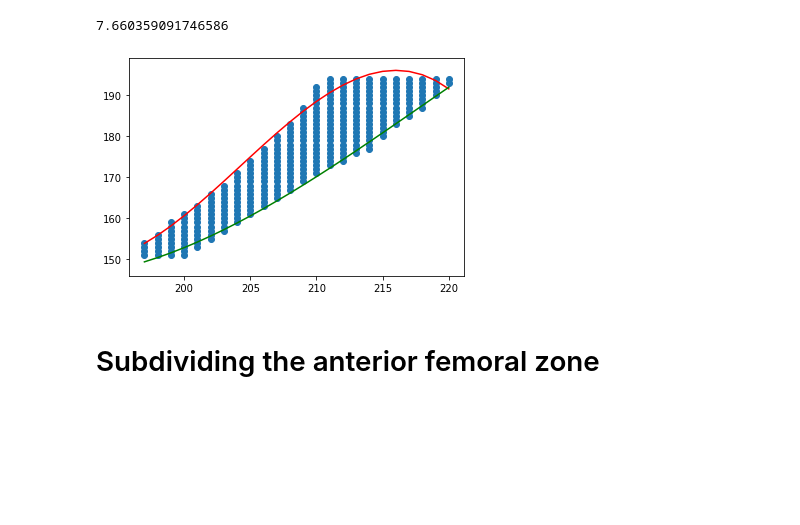
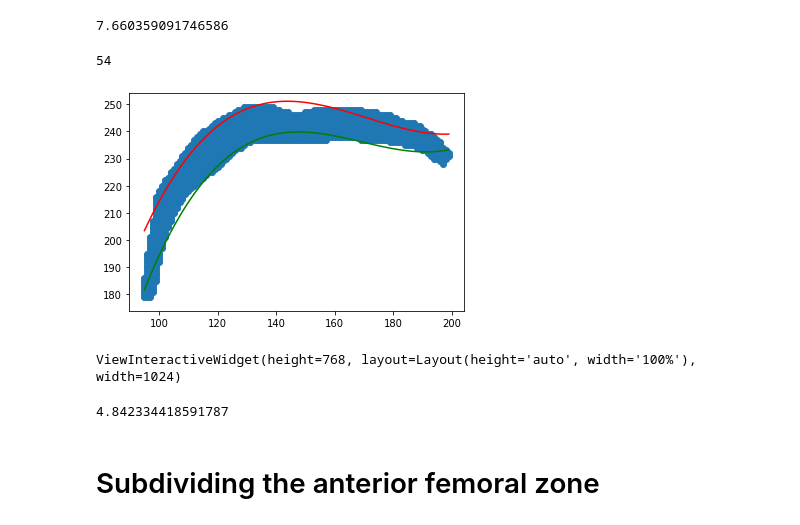
Before and after one commit to swestfechtel/knorpel_v2, a Jupyter notebook: documentation.ipynb, the cells around one changed output. Drawn from its saved outputs; the diff is of its cells as text; code cells hidden in the pictures; blank space fills up the shorter version.

Commit message:
try rotating anterior zones to get better fit

```diff
--- a/documentation.ipynb
+++ b/documentation.ipynb
@@ -28,7 +28,7 @@ Disable shortcuts
 <script>Jupyter.keyboard_manager.disable()</script>
 # %%
 # sitk_image, np_image = utility.read_image('/home/simon/Pictures/9001104/9001104_segm.mhd')
-sitk_image, np_image = utility.read_image('9255535_segm.mhd')
+sitk_image, np_image = utility.read_image('9102858_segm.mhd')
 # %%
 femoral_cartilage = utility.build_3d_cartilage_array(np_image, 3)
 tibial_cartilage = utility.build_3d_cartilage_array(np_image, 4)
@@ -165,7 +165,7 @@ ViewInteractiveWidget(height=768, layout=Layout(height='auto', width='100%'), wi
 # Femur
 # %%
 x, y, z, xy = utility.get_xyz(femoral_vectors)
-df = pd.DataFrame(data={'x': z, 'y': y, 'z': x}, columns=['x', 'y', 'z'])
+df = pd.DataFrame(data={'x': x, 'y': y, 'z': z}, columns=['x', 'y', 'z'])
 # %%
 p = pv.Plotter()
 p.add_mesh(pv.PolyData(df.to_numpy()))
@@ -2486,28 +2486,34 @@ for val in x:
 print(thickness / len(x))
 # %% [output]
 7.660359091746586
+# %%
+ladf, radf = utility.split_anterior_part(adf)
+xs, layers = function_normals.build_peripheral_layers(ladf)
+# %%
+len(layers)
+# %% [output]
+54
 # %%
-xs, layers = function_normals.build_peripheral_layers(adf)
-layer_index = 15
+layer_index = 40
 layer = layers[layer_index]
-x = np.array([x[1] for x in layer])
-y = np.array([x[0] for x in layer])
+x = np.array([x[0] for x in layer])
+y = np.array([x[1] for x in layer])
 df = pd.DataFrame({'x': x, 'y': y})
 upper_points = df.groupby(by='x').max().reset_index()
 lower_points = df.groupby(by='x').min().reset_index()
 try:
     upper_fit = poly.polyfit(upper_points['x'], upper_points['y'], 3)
     lower_fit = poly.polyfit(lower_points['x'], lower_points['y'], 3)
 except np.linalg.LinAlgError as e:
     print(e)
 
 upper_fun = poly.polyval(upper_points['x'], upper_fit)
 lower_fun = poly.polyval(lower_points['x'], lower_fit)
 plt.scatter(x, y)
 ax = plt.gca()
 ax.plot(upper_points['x'], upper_fun, c='r')
 ax.plot(lower_points['x'], lower_fun, c='g')
 plt.ylim((min(y) - 5, max(y) + 5))
 plt.show()
 # %% [output]
-[figure, old version]
+[figure, new version]
@@ -2516,3 +2520,18 @@ np.array([0] * (np_image.shape[0] * np_image.shape[1] * np_image.shape[2]), dtyp
+# %%
+p = pv.Plotter()
+p.add_mesh(pv.PolyData(ladf.to_numpy()), color='red')
+p.add_mesh(pv.PolyData(radf.to_numpy()), color='green')
+p.show()
+# %% [output]
+ViewInteractiveWidget(height=768, layout=Layout(height='auto', width='100%'), width=1024)
+# %%
+thickness = 0
+for val in x:
+    thickness += (poly.polyval(val, upper_fit) - poly.polyval(val, lower_fit)) * sitk_image.GetSpacing()[1]
+
+print(thickness / len(x))
+# %% [output]
+4.842334418591787
 # %% [markdown]
 # Subdividing the anterior femoral zone
 # %%
```
Also changed, not shown: parts of 2 cells of this notebook, 1 other file.
